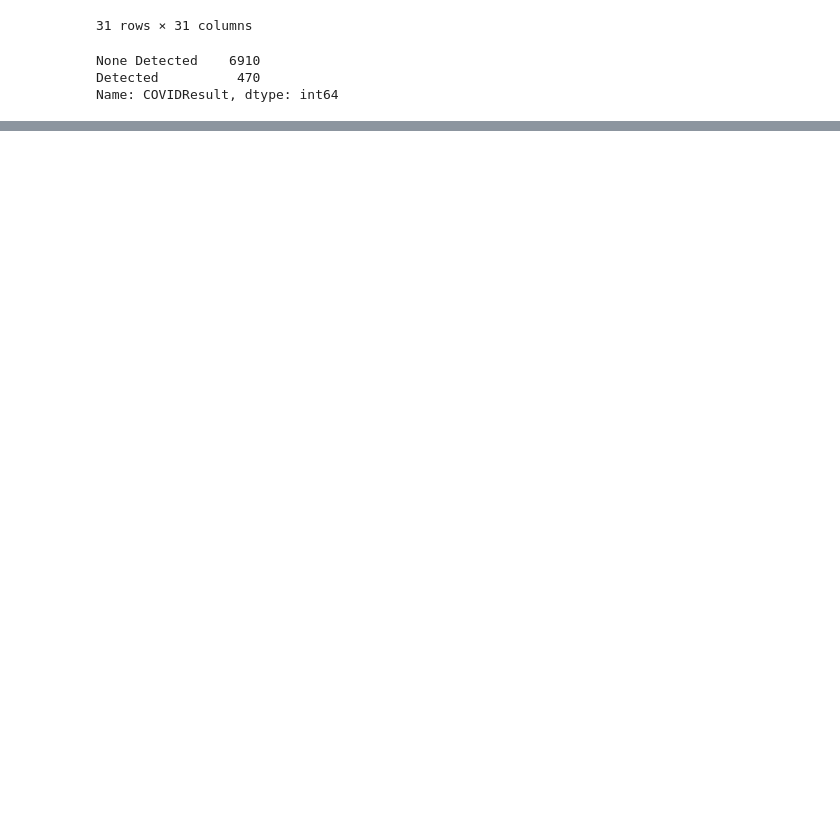
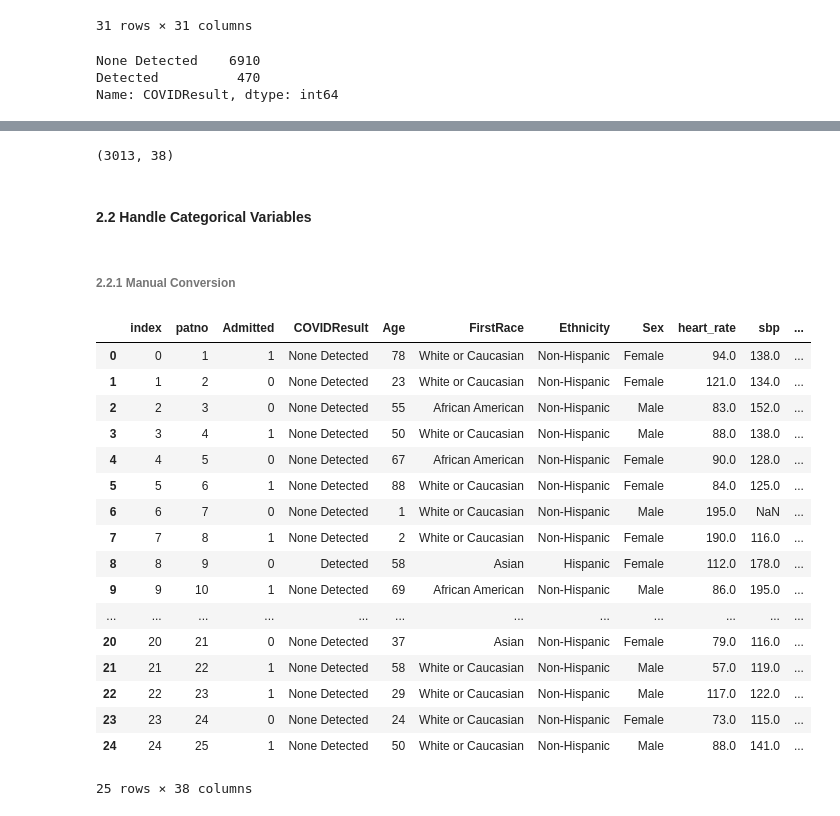
Before and after one commit to iainmuir6/Machine-Learning-with-Coronavirus-Data, a Jupyter notebook: ml_covid_research.ipynb, the cells around one changed output, grey strips where cells are left out. Cells and saved outputs as stored; diff of their text form; code cells hidden in the pictures; blank space fills up the shorter version.

Commit message:
Data Preprocessing

```diff
--- a/ml_covid_research.ipynb
+++ b/ml_covid_research.ipynb
@@ -123,4 +183,7 @@ d = {
     for col in df
 }
 d = dict(sorted(d.items(), key=lambda item: item[1], reverse=True))
+majority_null = [k for k, v in d.items() if v > 50.0]
+
+# print("Null Data Points by variable")
 # d
@@ -126,0 +200,3 @@ d = dict(sorted(d.items(), key=lambda item: item[1], reverse=True))
+# %%
+trim_df = df.drop(columns=majority_null)
+trim_df.head(5)
@@ -126,0 +215,4 @@ d = dict(sorted(d.items(), key=lambda item: item[1], reverse=True))
+# %%
+no_null_df.shape
+# %% [output]
+(3013, 38)
@@ -126,0 +223,45 @@ d = dict(sorted(d.items(), key=lambda item: item[1], reverse=True))
+# %% [markdown]
+#### 2.2 Handle Categorical Variables
+# %% [markdown]
+###### 2.2.1 Manual Conversion
+# %%
+cat_cols = [
+    'cmp_bicarbonate', 'cmp_bun', 'cmp_creatinine', 'cmp_alt', 'cmp_bilirubin'
+]
+less_than_list = [
+    '<5', '<2', '<0.2', '<6', '<0.1'
+]
+
+
+def replace_cat(val, less, num):
+    if val == less:
+        return random.uniform(0, num) if "." in less else random.randint(0, num)
+    else:
+        return float(val)
+
+
+trim_df2 = trim_df.copy()
+for col, less_than in zip(cat_cols, less_than_list):
+    upper_range = float(less_than[1:])
+    trim_df2[col] = trim_df2[col].apply(lambda x: replace_cat(x, less_than, upper_range))
+
+trim_df2.head(25)
+# %% [output]
+|  | index | patno | Admitted | COVIDResult | Age | FirstRace | Ethnicity | Sex | heart_rate | sbp | ... |
+| 0 | 0 | 1 | 1 | None Detected | 78 | White or Caucasian | Non-Hispanic | Female | 94.0 | 138.0 | ... |
+| 1 | 1 | 2 | 0 | None Detected | 23 | White or Caucasian | Non-Hispanic | Female | 121.0 | 134.0 | ... |
+| 2 | 2 | 3 | 0 | None Detected | 55 | African American | Non-Hispanic | Male | 83.0 | 152.0 | ... |
+| 3 | 3 | 4 | 1 | None Detected | 50 | White or Caucasian | Non-Hispanic | Male | 88.0 | 138.0 | ... |
+| 4 | 4 | 5 | 0 | None Detected | 67 | African American | Non-Hispanic | Female | 90.0 | 128.0 | ... |
+| 5 | 5 | 6 | 1 | None Detected | 88 | White or Caucasian | Non-Hispanic | Female | 84.0 | 125.0 | ... |
+| 6 | 6 | 7 | 0 | None Detected | 1 | White or Caucasian | Non-Hispanic | Male | 195.0 | NaN | ... |
+| 7 | 7 | 8 | 1 | None Detected | 2 | White or Caucasian | Non-Hispanic | Female | 190.0 | 116.0 | ... |
+| 8 | 8 | 9 | 0 | Detected | 58 | Asian | Hispanic | Female | 112.0 | 178.0 | ... |
+| 9 | 9 | 10 | 1 | None Detected | 69 | African American | Non-Hispanic | Male | 86.0 | 195.0 | ... |
+| ... | ... | ... | ... | ... | ... | ... | ... | ... | ... | ... | ... |
+| 20 | 20 | 21 | 0 | None Detected | 37 | Asian | Non-Hispanic | Female | 79.0 | 116.0 | ... |
+| 21 | 21 | 22 | 1 | None Detected | 58 | White or Caucasian | Non-Hispanic | Male | 57.0 | 119.0 | ... |
+| 22 | 22 | 23 | 1 | None Detected | 29 | White or Caucasian | Non-Hispanic | Male | 117.0 | 122.0 | ... |
+| 23 | 23 | 24 | 0 | None Detected | 24 | White or Caucasian | Non-Hispanic | Female | 73.0 | 115.0 | ... |
+| 24 | 24 | 25 | 1 | None Detected | 50 | White or Caucasian | Non-Hispanic | Male | 88.0 | 141.0 | ... |
+25 rows × 38 columns
```
Also changed, not shown: parts of 31 cells of this notebook.
